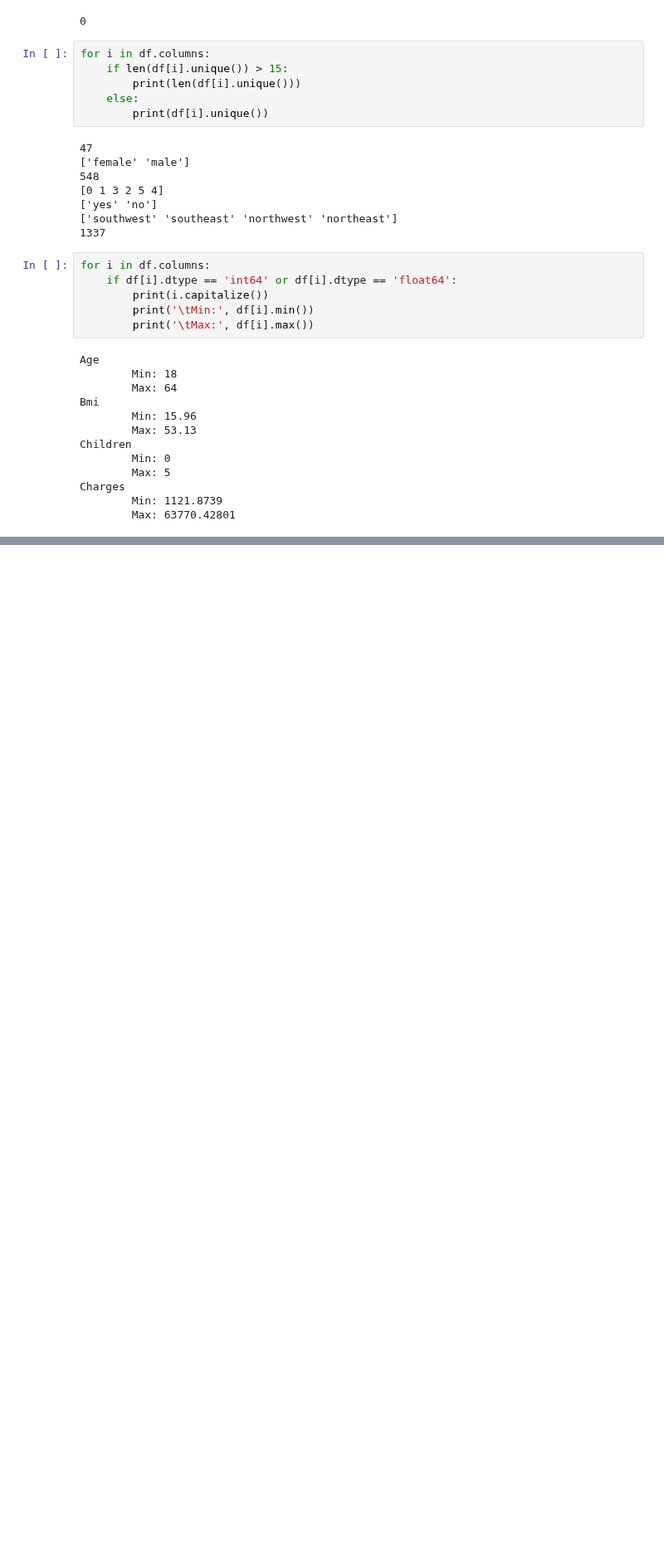
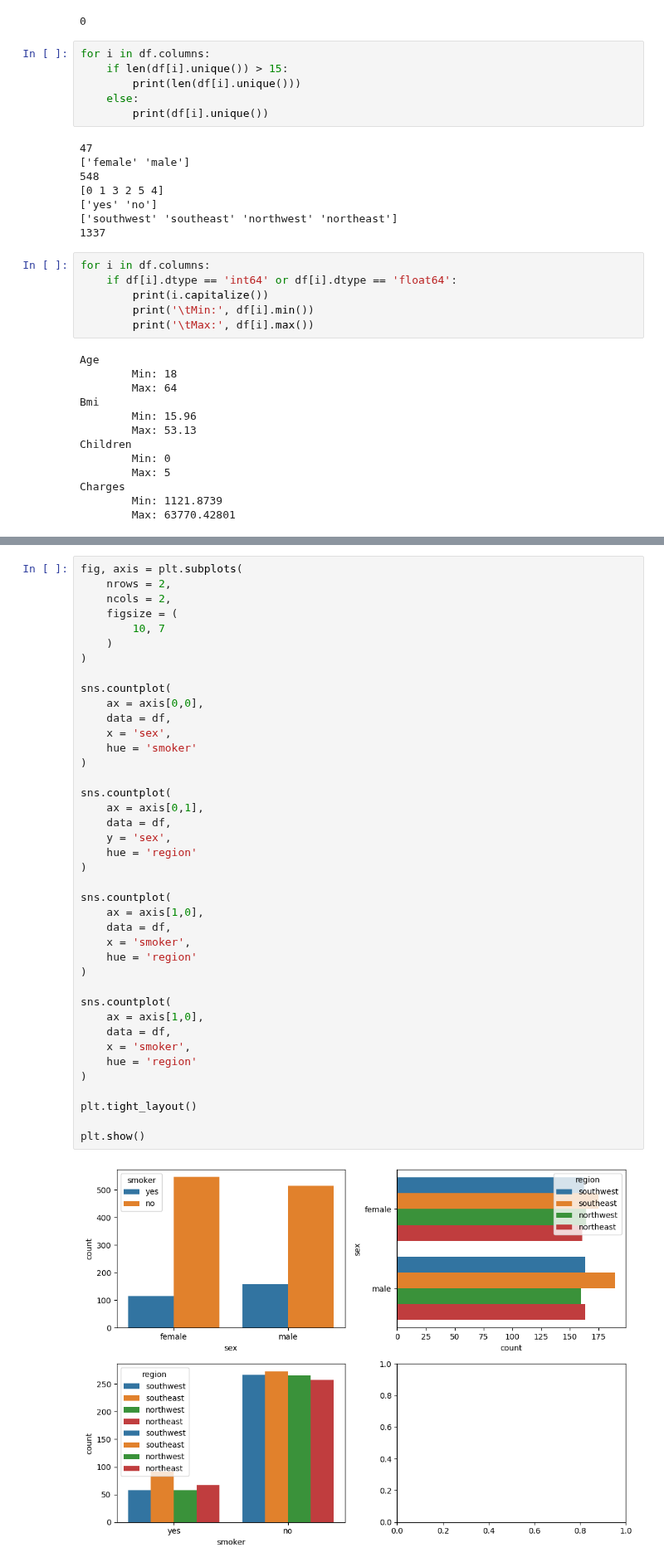
Before and after one commit to Diegomca98/4geeks-ml-template-prjs, a Jupyter notebook: src/explore.ipynb, the cells around one changed output, grey strips where cells are left out. Shown at 83% size. Saved outputs shown, nothing was run; the diff lists cells and outputs as text; blank space fills up the shorter version.

```diff
--- a/src/explore.ipynb
+++ b/src/explore.ipynb
@@ -83,0 +216,42 @@ Charges
+# %%
+fig, axis = plt.subplots(
+    nrows = 2,
+    ncols = 2,
+    figsize = (
+        10, 7
+    )
+)
+
+sns.countplot(
+    ax = axis[0,0],
+    data = df,
+    x = 'sex',
+    hue = 'smoker'
+)
+
+sns.countplot(
+    ax = axis[0,1],
+    data = df,
+    y = 'sex',
+    hue = 'region'
+)
+
+sns.countplot(
+    ax = axis[1,0],
+    data = df,
+    x = 'smoker',
+    hue = 'region'
+)
+
+sns.countplot(
+    ax = axis[1,0],
+    data = df,
+    x = 'smoker',
+    hue = 'region'
+)
+
+plt.tight_layout()
+
+plt.show()
+# %% [output]
+[figure, added]
```
Also changed, not shown: parts of 28 cells of this notebook, 2 other files.
